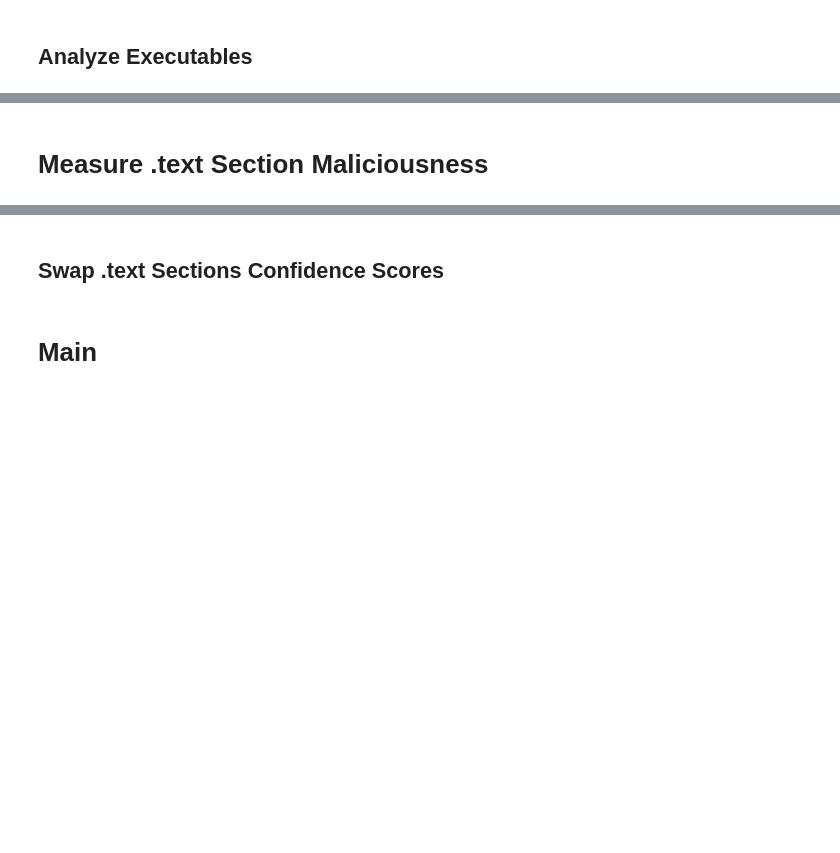
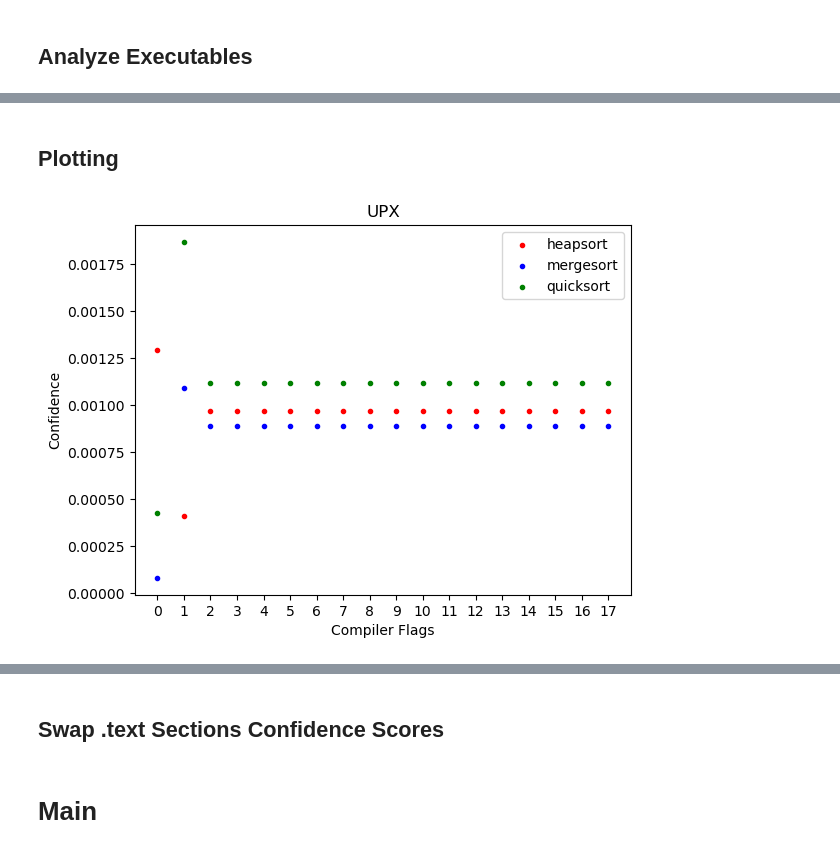
Before and after one commit to lkurlandski/MalConv2, a Jupyter notebook: concept/concept.ipynb, the cells around one changed output, grey strips where cells are left out. Cells and saved outputs as stored; diff of their text form; code cells hidden in the pictures; blank space fills up the shorter version.

```diff
--- a/concept/concept.ipynb
+++ b/concept/concept.ipynb
@@ -70,15 +74,17 @@ class OutputHelper:
 This needs to be run on my Windows Machine
 # %%
 def _get_compiler_flags() -> tp.List[tp.List[str]]:
-    mixxy = [
+    mixxy = [  # can be mixed together with each other
         "-fno-inline",
         "-fno-function-cse",
         "-fno-guess-branch-probability",
         "-fno-tree-loop-distribute-patterns",
     ]
-    flags = [tuple(set(i)) for i in combinations_with_replacement(mixxy, len(mixxy))]
-    flags = list(list(i) for i in set(flags))
-    flags += [["-O0"], ["-O2"], ["-O3"]]
+    nomixy = [  # can not be mixed with each other
+        "-O0", "-O2", "-O3",
+    ]
+    flags = list(chain.from_iterable([[i for i in combinations(mixxy, l)] for l in range(len(mixxy))]))
+    flags = list(chain.from_iterable([[list(x) + [n] for n in nomixy] for x in flags]))
     return flags
 
 
@@ -152 +164,11 @@ Henceforth, we switch over to a Linux OS
+# %%
+for alg in ALGORITHM:
+    for enc in ENCRYPTION:
+        source = OutputHelper(alg, enc, None).binaries
+        for pck in PACKING:
+            if str(pck) == "None":
+                continue
+            target = OutputHelper(alg, enc, pck).binaries_path
+            for f in source:
+                pack(pck, f, target / f.name)
 # %%
@@ -230,3 +283 @@ for alg in ALGORITHM:
             results.append(result)
-# %% [markdown]
-# Measure .text Section Maliciousness
@@ -232,0 +286,24 @@ for alg in ALGORITHM:
+# %% [markdown]
+## Plotting
+# %%
+COLORS = ["red", "blue", "green", "orange", "purple"]
+MARKERS = [".", "x", "+", "1", "2"]
+# %%
+def get_result(alg, enc, pck):
+    for r in results:
+        if r.alg == alg and r.enc == enc and r.pck == pck:
+            return r
+    raise Exception()
+# %%
+for i, alg in enumerate(ALGORITHM):
+    for j, enc in enumerate(ENCRYPTION):
+        for k, pck in enumerate(("None",)):
+            result = get_result(alg, enc, pck)
+            plt.scatter(x=list(range(len(result.confidences))), y=result.confidences, color=COLORS[i], marker=MARKERS[k], label=alg)
+plt.legend()
+plt.title("UPX")
+plt.ylabel("Confidence")
+plt.xlabel("Compiler Flags")
+_ = plt.xticks(list(range(len(result.confidences))))
+# %% [output]
+[figure, added]
```
Also changed, not shown: parts of 16 cells of this notebook.
